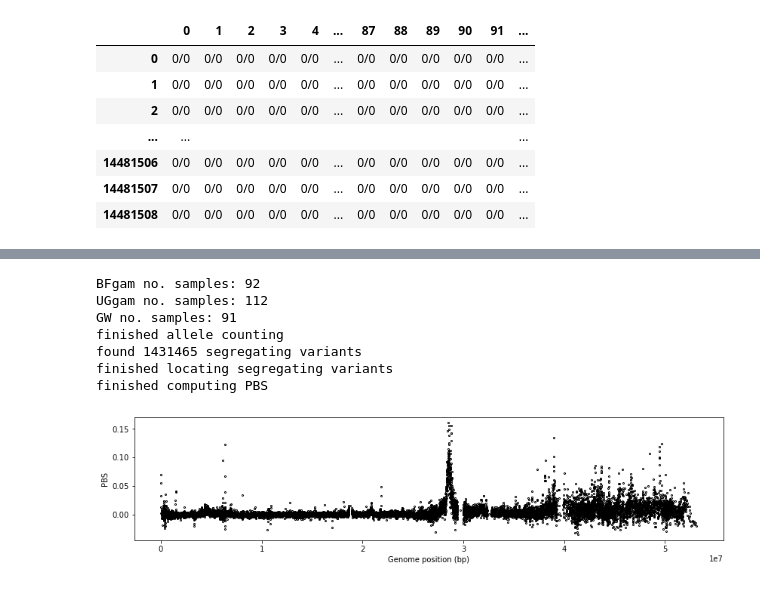
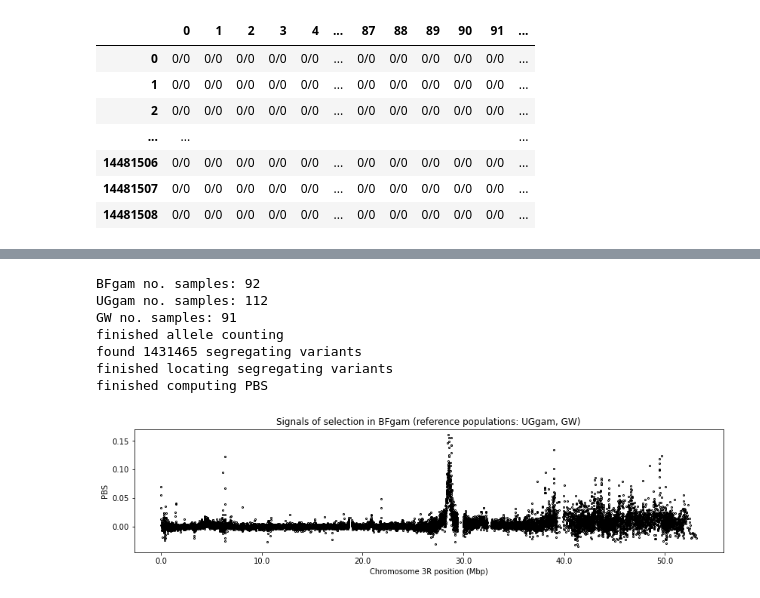
Before and after one commit to sgkit-dev/sgkit-requirements, a Jupyter notebook: stories/gwss-pbs/gwss-pbs.ipynb, the cells around one changed output, grey strips where cells are left out. Drawn from its saved outputs; the diff is of its cells as text; code cells hidden in the pictures.

```diff
--- a/stories/gwss-pbs/gwss-pbs.ipynb
+++ b/stories/gwss-pbs/gwss-pbs.ipynb
@@ -148,5 +178,6 @@ ac_pass_pop.count_segregating()
 # %%
 def population_allele_counts(chrom, pop):
+    """Convenience function to obtain allele counts for a given chromosome and population."""
     gtz = callset[chrom]['calldata/GT']
     gt = allel.GenotypeDaskArray(gtz)
     loc_pass_variants = callset[chrom]['variants/FILTER_PASS'][:]
@@ -158,12 +189,13 @@ def population_allele_counts(chrom, pop):
 
 
 def pbs(chrom, pop1, pop2, pop3, window_size=100, min_maf=0.02, normed=True):
+    """Compute the PBS statistic in windows across the genome."""
 
     # load variant positions
     loc_pass_variants = callset[chrom]['variants/FILTER_PASS'][:]
     pos = callset[chrom]['variants/POS'][:][loc_pass_variants]
 
-    # load allele counts
+    # compute allele counts in each population
     ac1 = population_allele_counts(chrom, pop1)
     ac2 = population_allele_counts(chrom, pop2)
     ac3 = population_allele_counts(chrom, pop3)
@@ -173,7 +205,7 @@ def pbs(chrom, pop1, pop2, pop3, window_size=100, min_maf=0.02, normed=True):
     ac3 = allel.AlleleCountsArray(ac3)
     print('finished allele counting')
 
-    # locate segregating variants at sufficient frequency
+    # locate and subset to segregating variants at sufficient frequency
     ac = ac1 + ac2 + ac3
     loc_seg = ac.is_biallelic_01() & (ac.to_frequencies()[:, :2].min(axis=1) > min_maf)
     print('found', np.count_nonzero(loc_seg), 'segregating variants')
@@ -183,32 +215,35 @@ def pbs(chrom, pop1, pop2, pop3, window_size=100, min_maf=0.02, normed=True):
     ac3 = ac3[loc_seg]
     print('finished locating segregating variants')
 
-    # setup windows
+    # setup windows over the genome
     starts = allel.moving_statistic(pos, statistic=lambda v: v[0], size=window_size)
     starts[0] = 1  # fix to start of sequence
     ends = np.append(starts[1:] - 1, [np.max(pos)])
 
-    # compute pbs
+    # compute pbs in windows
     res = allel.pbs(ac1, ac2, ac3, window_size=window_size, normed=normed)
     print('finished computing PBS')
 
-    return starts, ends, res
+    # Visualise the results - a peak indicates a genome location under selection
+    # in the first population.
+    fig, ax = plt.subplots(figsize=(14, 3), facecolor='w')
+    x = (starts + ends) / 2
+    ax.plot(x, res, marker='o', linestyle=' ', mfc='none', mec='k', markersize=2)
+    ax.set_title(f'Signals of selection in {pop1} (reference populations: {pop2}, {pop3})')
+    ax.set_xlabel(f'Chromosome {chrom} position (Mbp)')
+    ax.set_xticklabels(np.array(ax.get_xticks()) / 1e6)
+    ax.set_ylabel('PBS')
-# %%
-# watch the dask dashboard
-starts, ends, y = pbs('3R', 'BFgam', 'UGgam', 'GW')
-# %% [output]
-BFgam no. samples: 92
-UGgam no. samples: 112
-GW no. samples: 91
-finished allele counting
-found 1431465 segregating variants
-finished locating segregating variants
-finished computing PBS
-# %%
-fig, ax = plt.subplots(figsize=(14, 3), facecolor='w')
-x = (starts + ends) / 2
-ax.plot(x, y, marker='o', linestyle=' ', mfc='none', mec='k', markersize=2)
-ax.set_xlabel('Genome position (bp)')
-ax.set_ylabel('PBS');
-# %% [output]
-[figure, removed]
+# %%
+# Here, for example, we perform the scan over chromosome 3R, using
+# populations from Burkina Faso (BFgam), Uganda (UGgam) and Guinea-Bissau.
+# This is a good step to watch the Dask dashboard:
+pbs('3R', 'BFgam', 'UGgam', 'GW')
+# %% [output]
+BFgam no. samples: 92
+UGgam no. samples: 112
+GW no. samples: 91
+finished allele counting
+found 1431465 segregating variants
+finished locating segregating variants
+finished computing PBS
+[figure, added]
```
Also changed, not shown: parts of 24 cells of this notebook.
